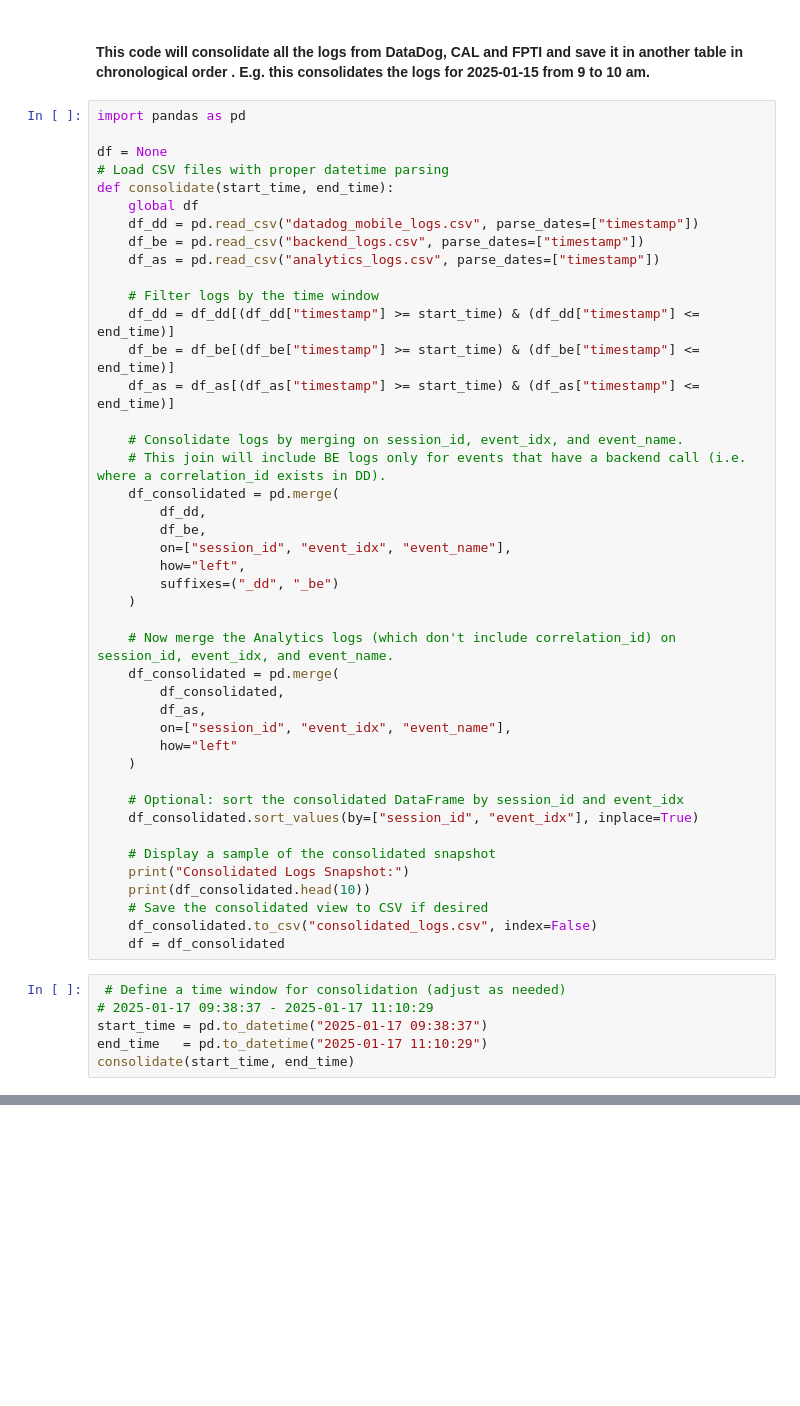
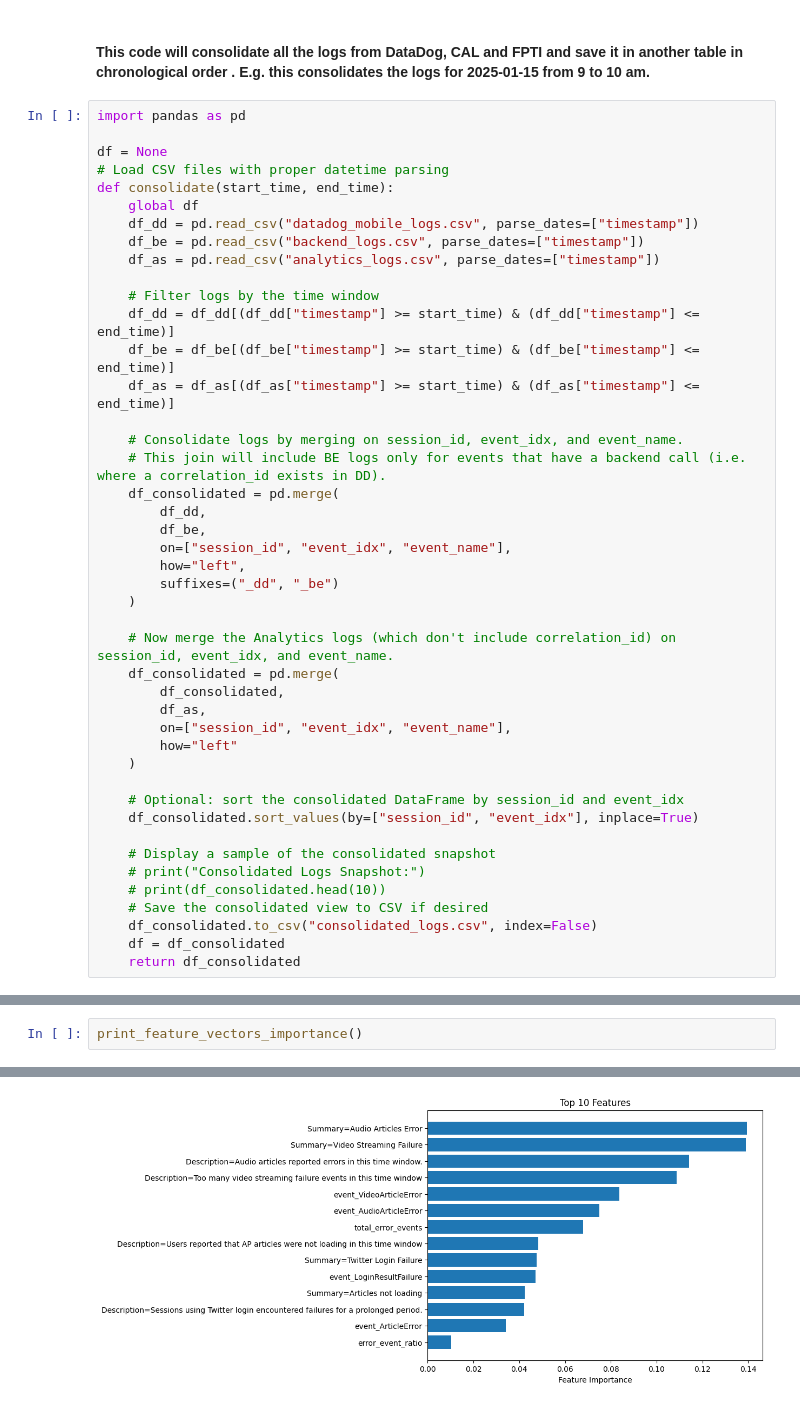
Before and after one commit to kedar1607/AI-RCA, a Jupyter notebook: data_consolidation.ipynb, the cells around one changed output, grey strips where cells are left out. Cells and saved outputs as stored; diff of their text form; blank space fills up the shorter version.

```diff
--- a/data_consolidation.ipynb
+++ b/data_consolidation.ipynb
@@ -38,14 +38,9 @@ def consolidate(start_time, end_time):
     df_consolidated.sort_values(by=["session_id", "event_idx"], inplace=True)
 
     # Display a sample of the consolidated snapshot
-    print("Consolidated Logs Snapshot:")
-    print(df_consolidated.head(10))
+    # print("Consolidated Logs Snapshot:")
+    # print(df_consolidated.head(10))
     # Save the consolidated view to CSV if desired
     df_consolidated.to_csv("consolidated_logs.csv", index=False)
     df = df_consolidated
+    return df_consolidated
-# %%
- # Define a time window for consolidation (adjust as needed)
-# 2025-01-17 09:38:37 - 2025-01-17 11:10:29
-start_time = pd.to_datetime("2025-01-17 09:38:37")
-end_time   = pd.to_datetime("2025-01-17 11:10:29")
-consolidate(start_time, end_time)
@@ -87,0 +316,3 @@ filtered_df
+# %%
+print_feature_vectors_importance()
+# %% [output]
@@ -87,0 +336 @@ filtered_df
+[figure, added]
```
Also changed, not shown: parts of 7 cells of this notebook, 7 other files.
